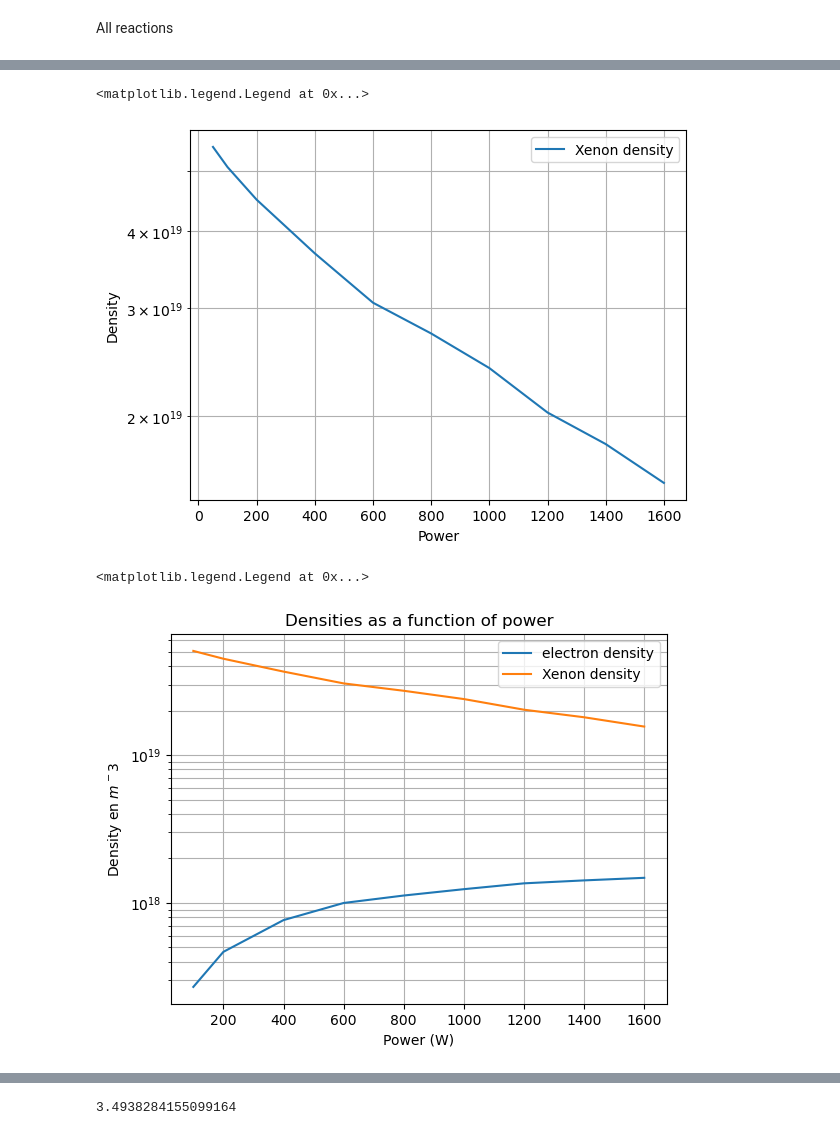
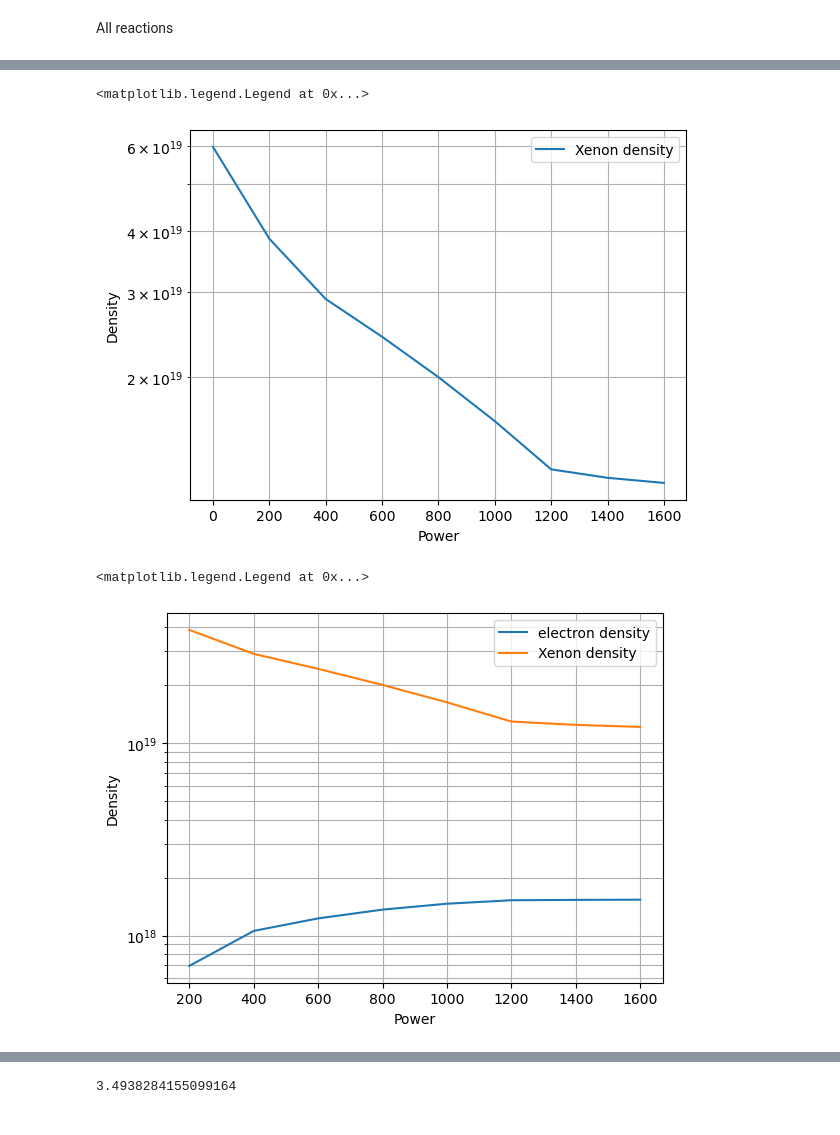
Before and after one commit to sverdier136/AtmopropX__0D-global-model, a Jupyter notebook: src/results_analysis_all_reactions_power.ipynb, the cells around one changed output, grey strips where cells are left out. Cells and saved outputs as stored; diff of their text form; code cells hidden in the pictures.

```diff
--- a/src/results_analysis_all_reactions_power.ipynb
+++ b/src/results_analysis_all_reactions_power.ipynb
@@ -6,9 +6,8 @@ import numpy as np
 import matplotlib.pyplot as plt
 # %%
 
-power_list = [50, 100, 200, 400, 600, 800, 1e3, 1.2e3, 1.4e3, 1.6e3]
-#efficiency_list = [0.78, 0.72, 0.68, 0.6, 0.5, 0.48, 0.45, 0.41, 0.37, 0.35]
-efficiency_list = [0.79, 0.75, 0.67, 0.58, 0.53, 0.46, 0.42, 0.4, 0.37, 0.35]
+power_list = [0, 200, 400, 600, 800, 1e3, 1.2e3, 1.4e3, 1.6e3]
+efficiency_list = [0.8, 0.7, 0.6, 0.5, 0.45, 0.42, 0.4, 0.35, 0.31]
 Le=[]
 LXe=[]
 LXe_ion=[]
@@ -91,19 +92,19 @@ plt.ylabel("Density")
 plt.legend()
 # %% [output]
 <matplotlib.legend.Legend at 0x...>
-[figure, old version]
+[figure, new version]
 # %%
-plt.plot(x[1:], y[1:], label="electron density")
-plt.plot(x[1:], LXe[1:], label="Xenon density")
+plt.plot(x, y, label="electron density")
+plt.plot(x, LXe, label="Xenon density")
+plt.ylim(1e17, 1e20)
 plt.grid(True, which='both')
 plt.yscale('log')
-plt.xlabel("Power (W)")
-plt.ylabel(f"Density en $m^{-3}$")
-plt.title("Densities as a function of power")
+plt.xlabel("Power")
+plt.ylabel("Density")
 plt.legend()
 # %% [output]
 <matplotlib.legend.Legend at 0x...>
-[figure, old version]
+[figure, new version]
 # %%
 from scipy.constants import k, e, pi
 import matplotlib.pyplot as plt
```
Also changed, not shown: parts of 10 cells of this notebook, 3 other files.
